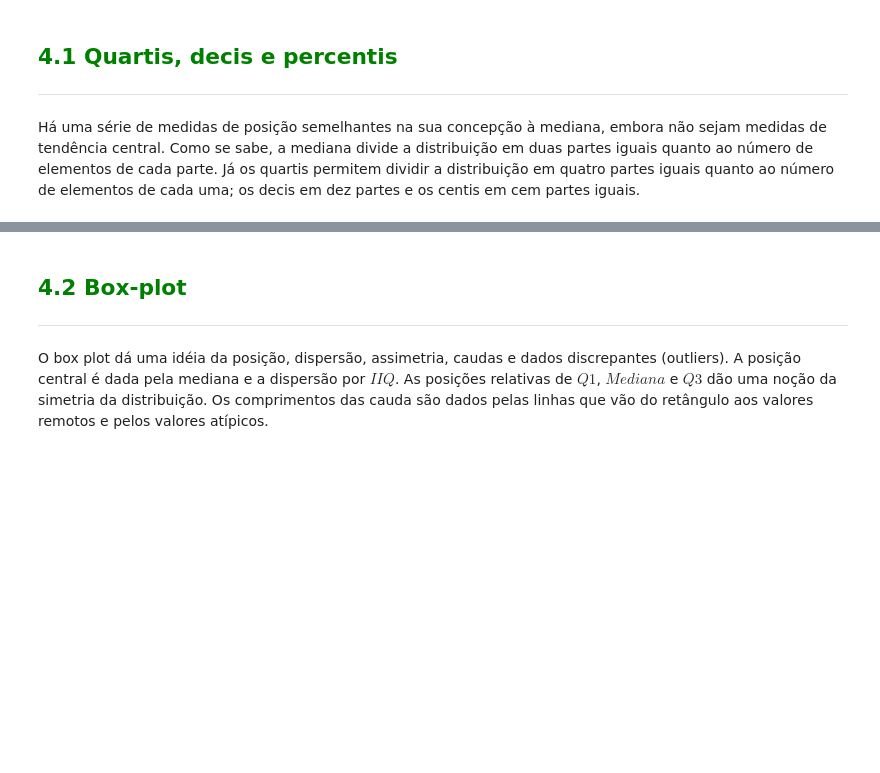
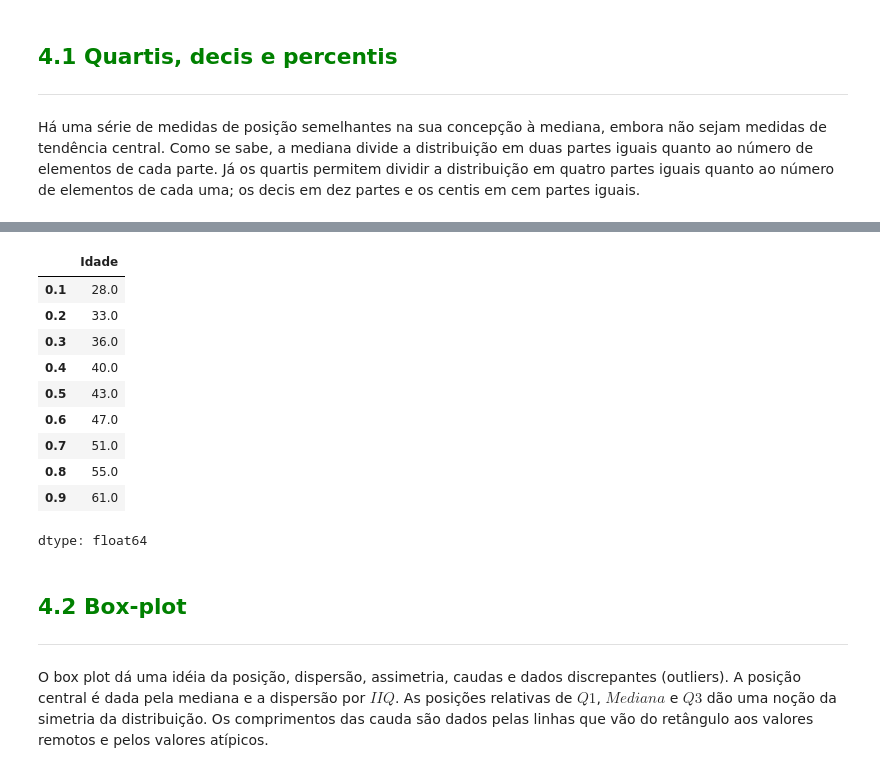
Before and after one commit to WevertoonDev/Estudos, a Jupyter notebook: Curso_de_Estatística_Parte_1.ipynb, the cells around one changed output, grey strips where cells are left out. Drawn from its saved outputs; the diff is of its cells as text; code cells hidden in the pictures; blank space fills up the shorter version.

```diff
--- a/Curso_de_Estatística_Parte_1.ipynb
+++ b/Curso_de_Estatística_Parte_1.ipynb
@@ -1058,3 +1121,17 @@ Há uma série de medidas de posição semelhantes na sua concepção à mediana
+# %%
+dados.Idade.quantile([i / 10 for i in range(1, 10)])
+# %% [output]
+|  | Idade |
+| 0.1 | 28.0 |
+| 0.2 | 33.0 |
+| 0.3 | 36.0 |
+| 0.4 | 40.0 |
+| 0.5 | 43.0 |
+| 0.6 | 47.0 |
+| 0.7 | 51.0 |
+| 0.8 | 55.0 |
+| 0.9 | 61.0 |
+dtype: float64
 # %% [markdown]
 ## <font color=green>4.2 Box-plot</font>
 ***
```
Also changed, not shown: parts of 6 cells of this notebook.
